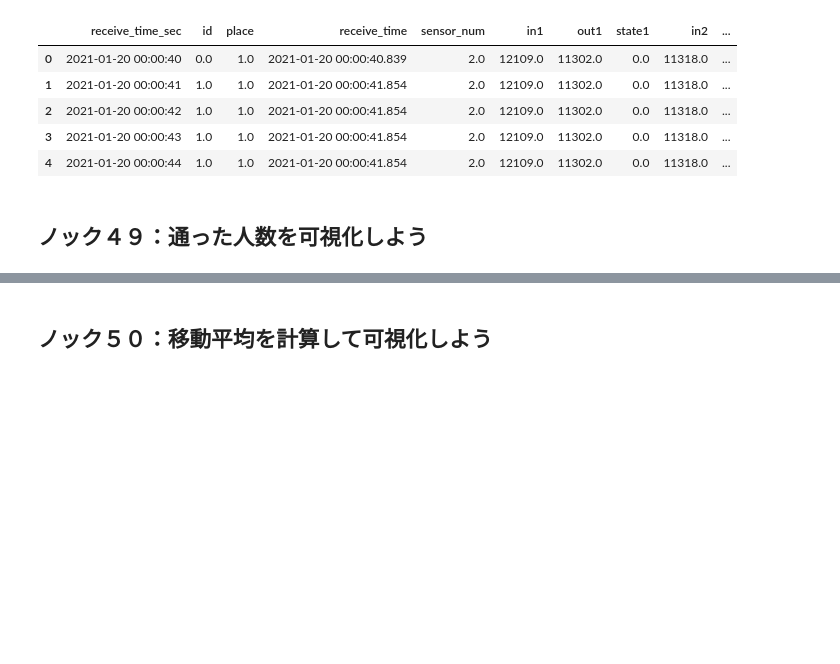
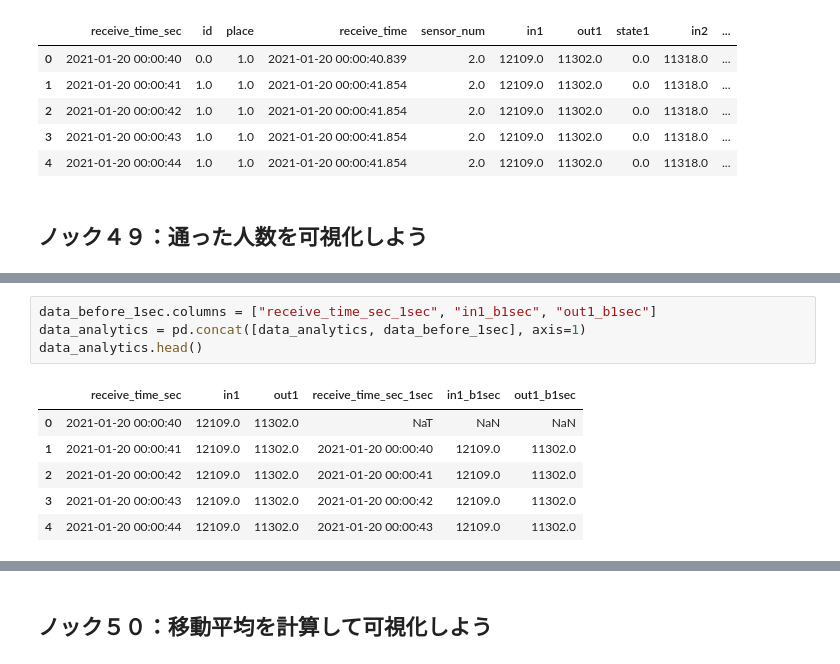
Before and after one commit to winuim/python-process-visualization-100, a Jupyter notebook: chapter-3/src/chapter-3.ipynb, the cells around one changed output, grey strips where cells are left out. Saved outputs shown, nothing was run; the diff lists cells and outputs as text; blank space fills up the shorter version.

```diff
--- a/chapter-3/src/chapter-3.ipynb
+++ b/chapter-3/src/chapter-3.ipynb
@@ -334,0 +355,11 @@ data_base_extract.head()
+# %%
+data_before_1sec.columns = ["receive_time_sec_1sec", "in1_b1sec", "out1_b1sec"]
+data_analytics = pd.concat([data_analytics, data_before_1sec], axis=1)
+data_analytics.head()
+# %% [output]
+|  | receive_time_sec | in1 | out1 | receive_time_sec_1sec | in1_b1sec | out1_b1sec |
+| 0 | 2021-01-20 00:00:40 | 12109.0 | 11302.0 | NaT | NaN | NaN |
+| 1 | 2021-01-20 00:00:41 | 12109.0 | 11302.0 | 2021-01-20 00:00:40 | 12109.0 | 11302.0 |
+| 2 | 2021-01-20 00:00:42 | 12109.0 | 11302.0 | 2021-01-20 00:00:41 | 12109.0 | 11302.0 |
+| 3 | 2021-01-20 00:00:43 | 12109.0 | 11302.0 | 2021-01-20 00:00:42 | 12109.0 | 11302.0 |
+| 4 | 2021-01-20 00:00:44 | 12109.0 | 11302.0 | 2021-01-20 00:00:43 | 12109.0 | 11302.0 |
```
Also changed, not shown: parts of 6 cells of this notebook.
